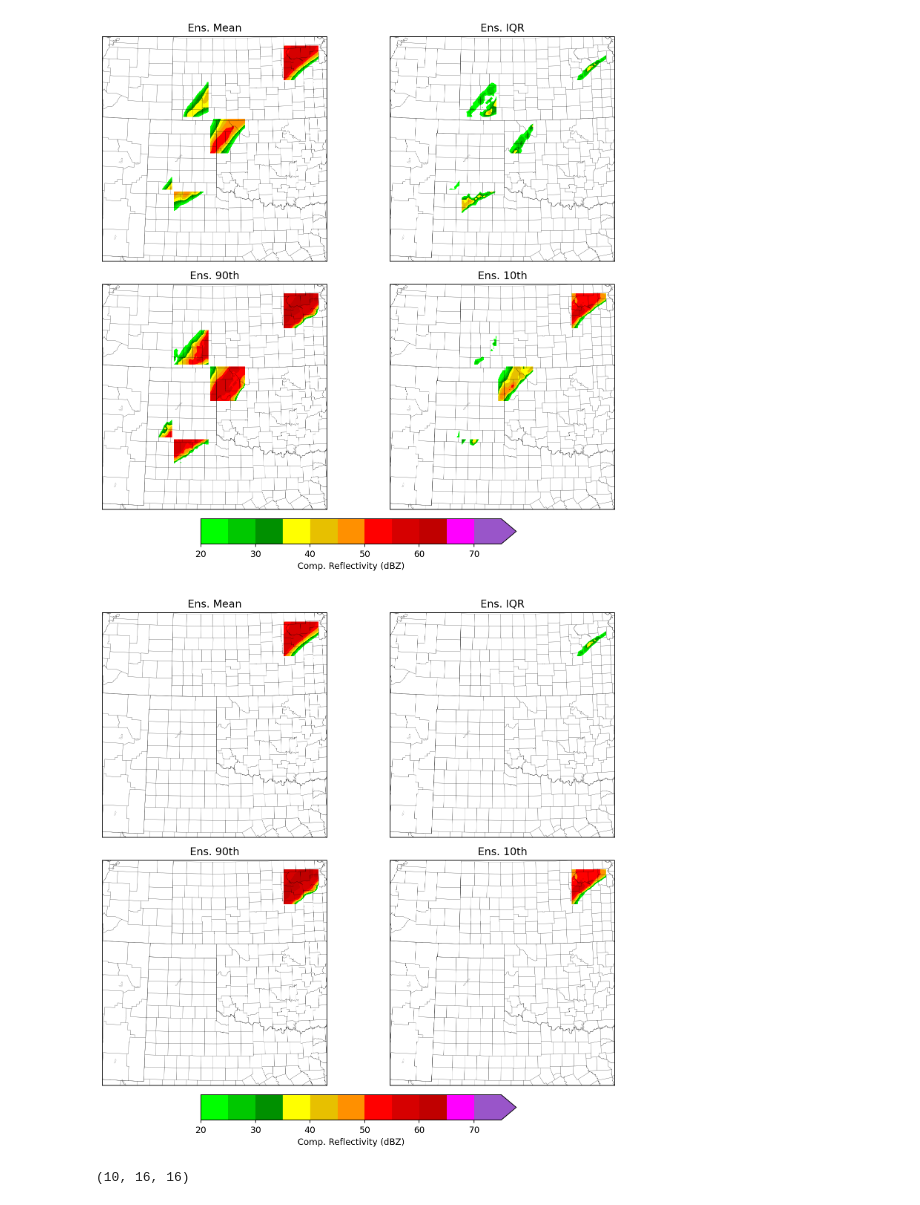
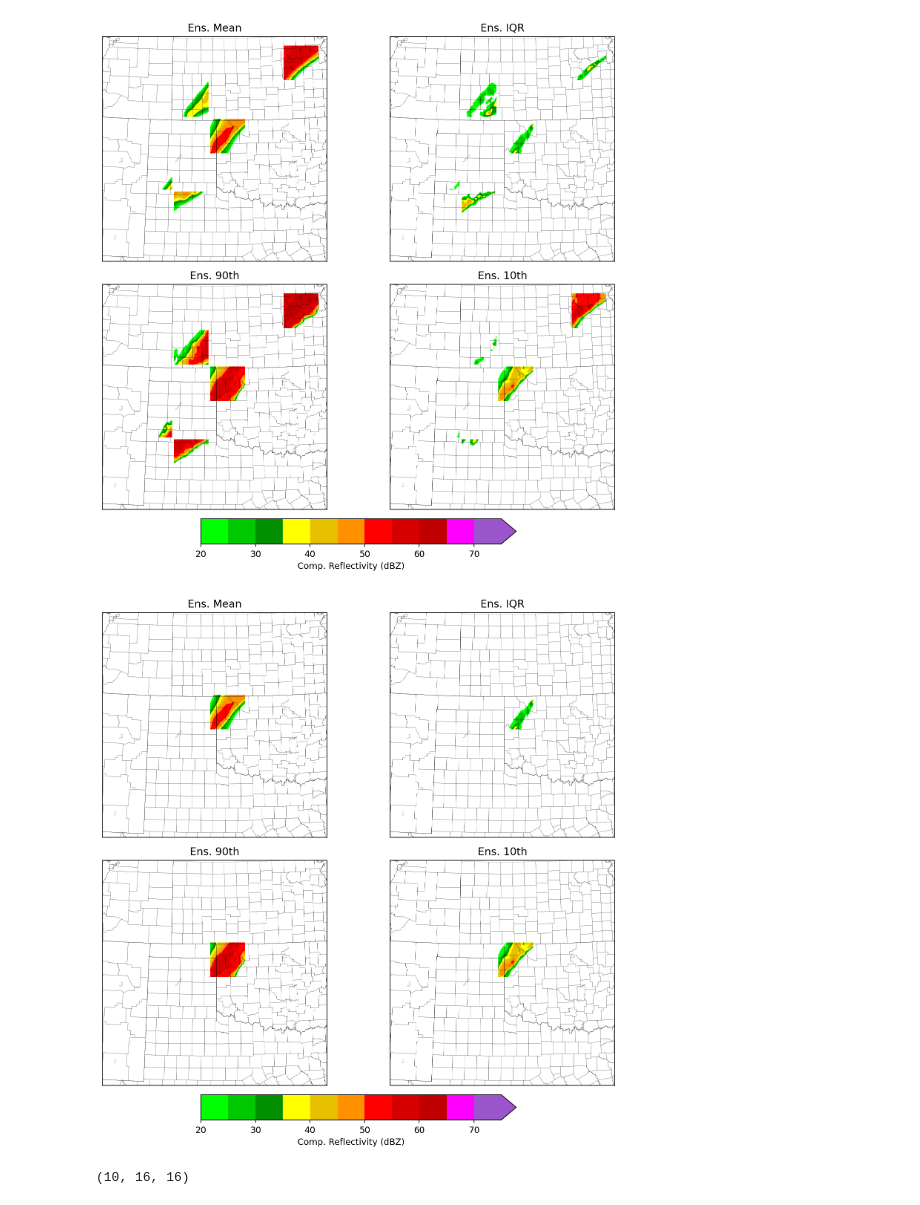
Before and after one commit to svarga1/2to6_hr_severe_wx_deep_learning, a Jupyter notebook: notebooks/PatchExtractor.ipynb, the cells around one changed output. Saved outputs shown, nothing was run; the diff lists cells and outputs as text; code cells hidden in the pictures.

```diff
--- a/notebooks/PatchExtractor.ipynb
+++ b/notebooks/PatchExtractor.ipynb
@@ -600,8 +690,5 @@ Max Patches in Boundaryless Domain: 37.0
 No. of Unused Gridpoints if Max Patches in Boundaryless Domain: 9234
 ------------
 # %%
-ex.draw_patches()
-ex.get_patch_centers()
-ex.patch_to_grid()
-out = ex.subset_patches([X_strm_upscaled])[0] #Generally returns strm, env
+out = ex.extract_patches([X_strm_upscaled])[0] #Generally returns strm, env
 # %% [output]
@@ -680,37 +768,37 @@ levels= [dz_levels, dz_levels, dz_levels, dz_levels]
 cmaps=[WoFSColors.nws_dz_cmap, WoFSColors.nws_dz_cmap, WoFSColors.nws_dz_cmap, WoFSColors.nws_dz_cmap]
 labels=['Comp. Reflectivity (dBZ)', 'Comp. Reflectivity (dBZ)','Comp. Reflectivity (dBZ)','Comp. Reflectivity (dBZ)' ]
 title='Comp. Reflectivity Ens. Mean & IQR on 9-km Grid'
-patch_no=1
+patch_no=7
 X_s=[X_patch_stats['comp_dz__time_max__ens_mean'][patch_no-1],X_patch_stats['comp_dz__time_max__ens_IQR'][patch_no-1],X_patch_stats['comp_dz__time_max__ens_90th'][patch_no-1],X_patch_stats['comp_dz__time_max__ens_10th'][patch_no-1]]
 
 conts=[]
 for ax, X, name, grid, cmap, level in zip(axes.flat,X_s,labels,[target_grid, target_grid, target_grid, target_grid], cmaps, levels):
     add_map_stuff(ax, states, shape_feature)
 
     lat_bounds = (np.nanmin(np.argwhere(ex._patch_grid==patch_no)[:,0]), np.nanmax(np.argwhere(ex._patch_grid==patch_no)[:,0]))
     lon_bounds = (np.nanmin(np.argwhere(ex._patch_grid==patch_no)[:,1]), np.nanmax(np.argwhere(ex._patch_grid==patch_no)[:,1]))
     sub_grid_y=grid[0][lat_bounds[0]:lat_bounds[-1]+1, lon_bounds[0]:lon_bounds[-1]+1]
     sub_grid_x=grid[1][lat_bounds[0]:lat_bounds[-1]+1, lon_bounds[0]:lon_bounds[-1]+1]
 
 
     cf = ax.contourf(sub_grid_x, sub_grid_y, X, transform = crs, cmap=cmap, levels=level, extend='max')
     conts.append(cf)
 
     ax = set_extent(ax, projection , crs, grid[0], grid[1],)
 
     fontsize = 10 if len(name) > 5 else 12
 
 
 
 cax = fig.add_axes([0.25, -0.05, 0.5, 0.05])
 fig.colorbar(cont, cax=cax,label=label, orientation='horizontal', extend='max')
 
 for ax, l in zip(axes.flat, ['Ens. Mean', 'Ens. IQR', 'Ens. 90th', 'Ens. 10th']):
     ax.set_title(l)
 
 fig.tight_layout()
 plt.show()
 # %% [output]
-[figure, old version]
+[figure, new version]
 # %%
 np.shape(X_patch_stats['comp_dz__time_max__ens_mean'])
```
Also changed, not shown: parts of 8 cells of this notebook.
